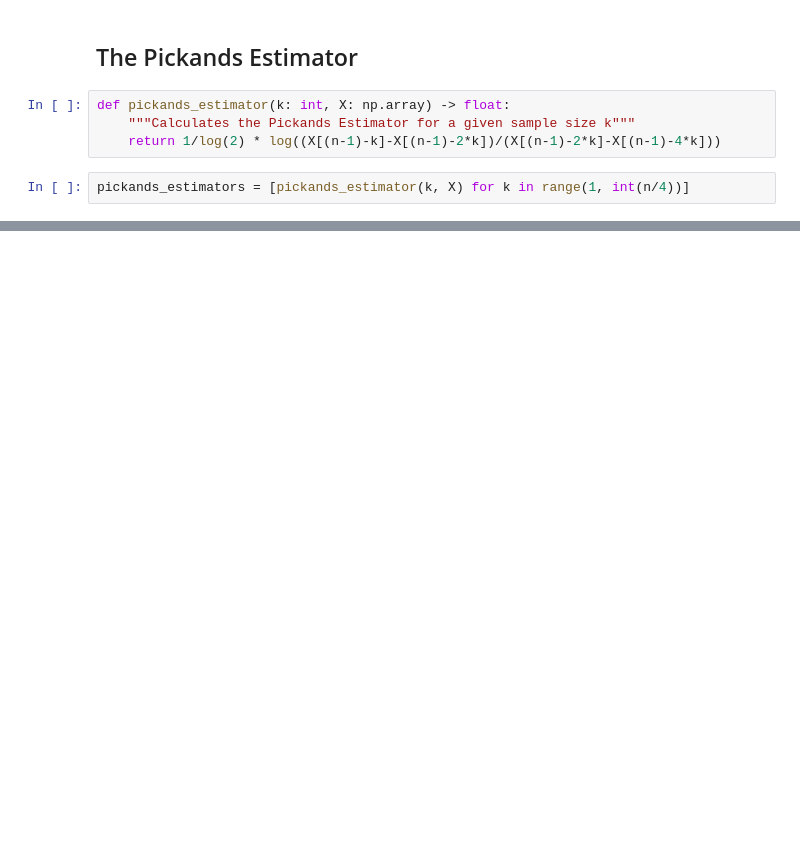
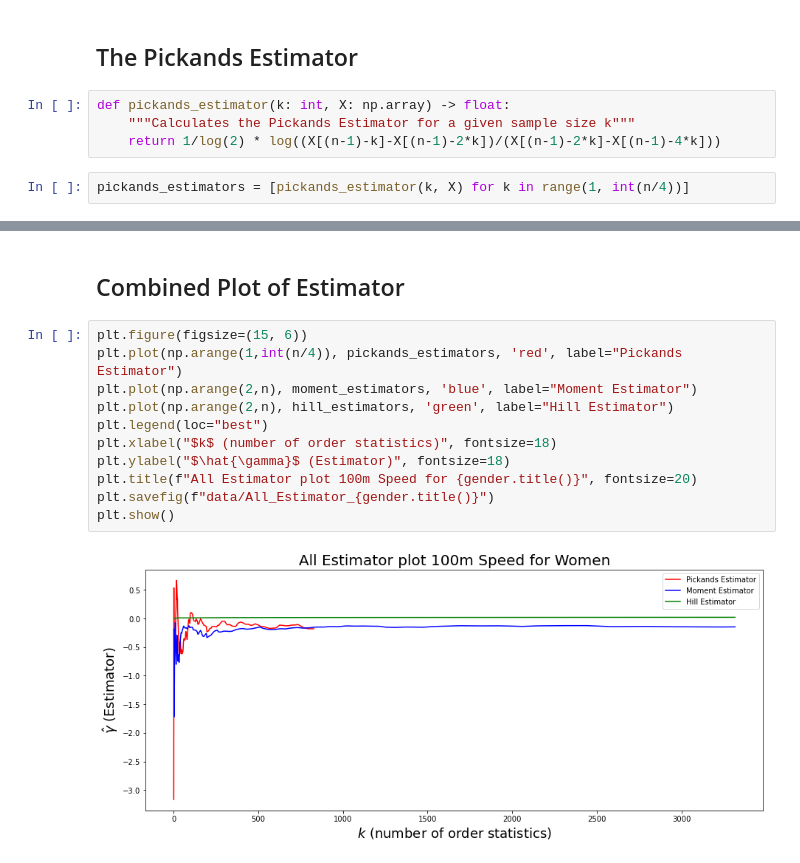
Before and after one commit to ericoppermann/Extreme-Value-Theory-Estimator, a Jupyter notebook: ExtremeValueInvestigation.ipynb, the cells around one changed output, grey strips where cells are left out. Drawn from its saved outputs; the diff is of its cells as text; blank space fills up the shorter version.

Commit message:
Add a Graph that includes all three Estimators

```diff
--- a/ExtremeValueInvestigation.ipynb
+++ b/ExtremeValueInvestigation.ipynb
@@ -97,0 +96,15 @@ plt.show()
+# %% [markdown]
+## Combined Plot of Estimator
+# %%
+plt.figure(figsize=(15, 6))
+plt.plot(np.arange(1,int(n/4)), pickands_estimators, 'red', label="Pickands Estimator")
+plt.plot(np.arange(2,n), moment_estimators, 'blue', label="Moment Estimator")
+plt.plot(np.arange(2,n), hill_estimators, 'green', label="Hill Estimator")
+plt.legend(loc="best")
+plt.xlabel("$k$ (number of order statistics)", fontsize=18)
+plt.ylabel("$\hat{\gamma}$ (Estimator)", fontsize=18)
+plt.title(f"All Estimator plot 100m Speed for {gender.title()}", fontsize=20)
+plt.savefig(f"data/All_Estimator_{gender.title()}")
+plt.show()
+# %% [output]
+[figure, added]
```
Also changed, not shown: parts of 5 cells of this notebook, 2 other files.
